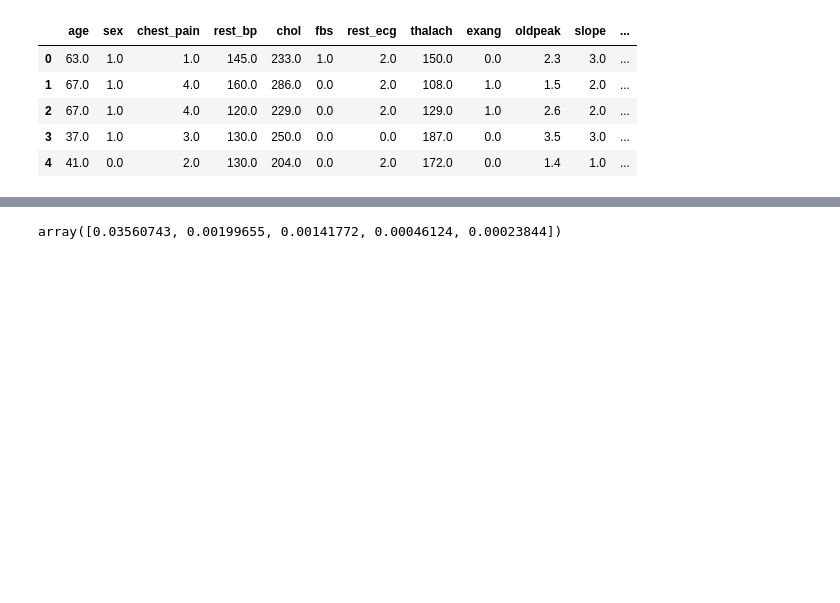
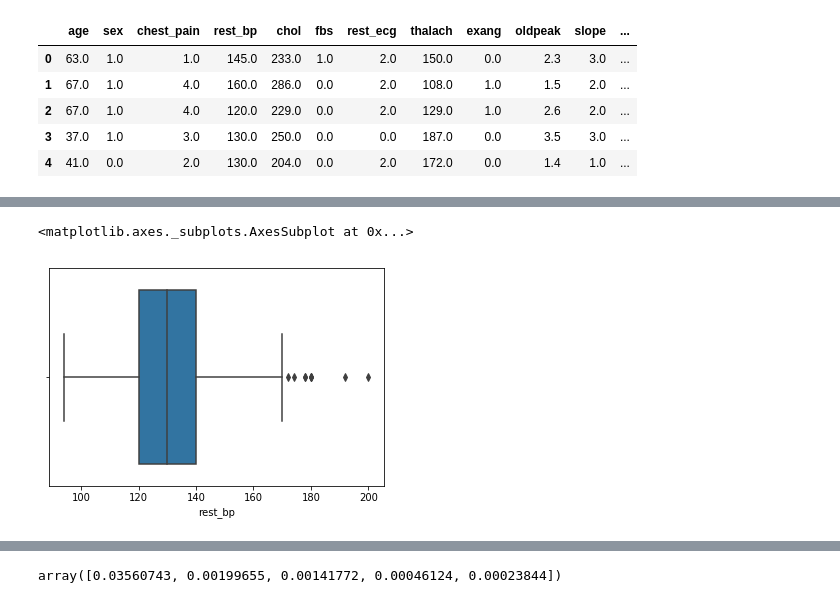
Before and after one commit to ekiMGlz/AplicadaIII, a Jupyter notebook: Final/Trabajo final.ipynb, the cells around one changed output, grey strips where cells are left out. Saved outputs shown, nothing was run; the diff lists cells and outputs as text; code cells hidden in the pictures; blank space fills up the shorter version.

```diff
--- a/Final/Trabajo final.ipynb
+++ b/Final/Trabajo final.ipynb
@@ -87,0 +124,5 @@ data.iloc[:, num_index].head()
+# %%
+sns.boxplot(x = 'rest_bp', data = data)
+# %% [output]
+<matplotlib.axes._subplots.AxesSubplot at 0x...>
+[figure, added]
```
Also changed, not shown: parts of 73 cells of this notebook, 7 other files.
